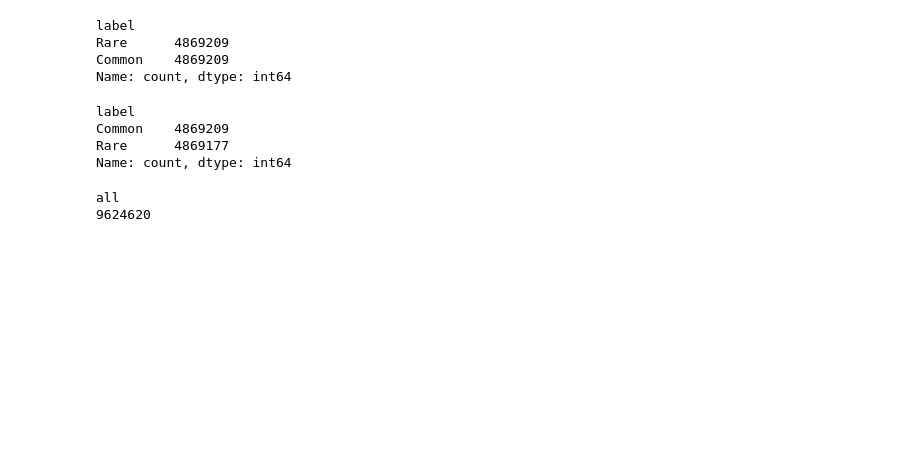
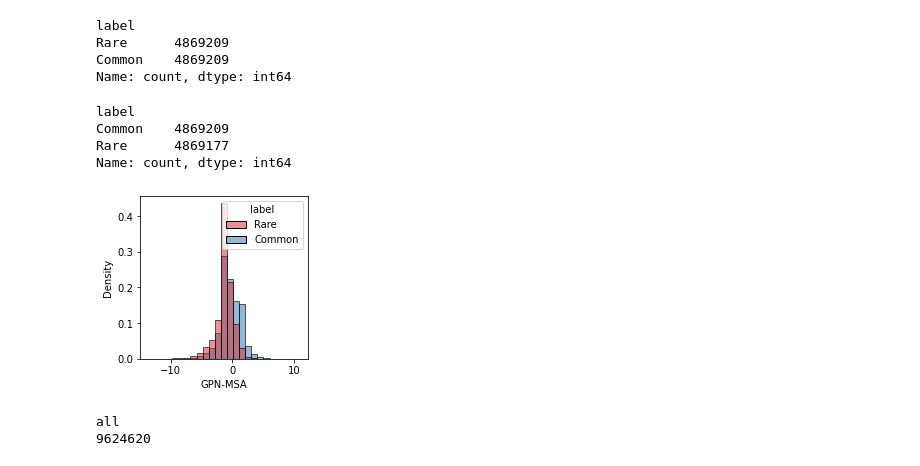
Before and after one commit to songlab-cal/gpn, a Jupyter notebook: analysis/human/workflow/notebooks/vep.ipynb, the cells around one changed output. Drawn from its saved outputs; the diff is of its cells as text; code cells hidden in the pictures; blank space fills up the shorter version.

```diff
--- a/analysis/human/workflow/notebooks/vep.ipynb
+++ b/analysis/human/workflow/notebooks/vep.ipynb
@@ -693,6 +720,10 @@ label
 Common    4869209
 Rare      4869177
 Name: count, dtype: int64
+# %%
+histplot_label(V_gnomad, save_path="hist_gnomad.svg")
+# %% [output]
+[figure, added]
 # %%
 def get_subtitle(consequence, n_rare, n_common):
     c = consequence.replace("_variant", "")
```
Also changed, not shown: parts of 5 cells of this notebook.
